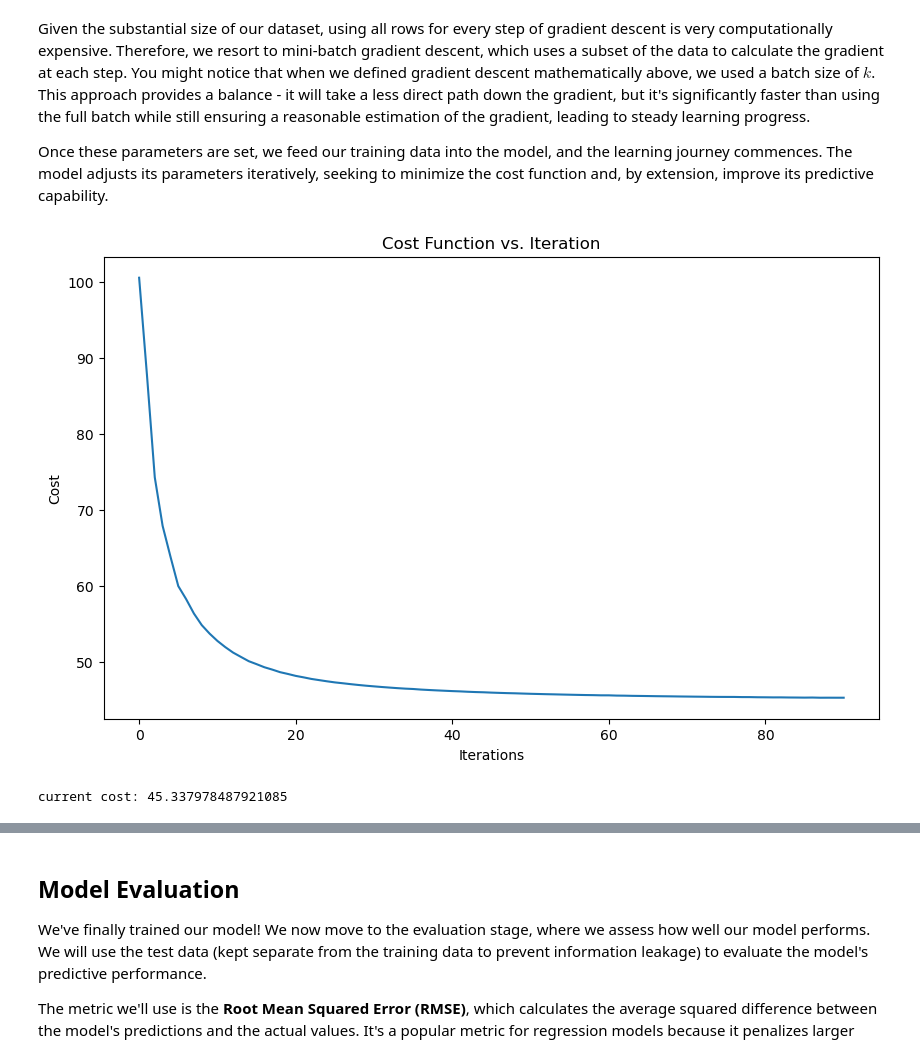
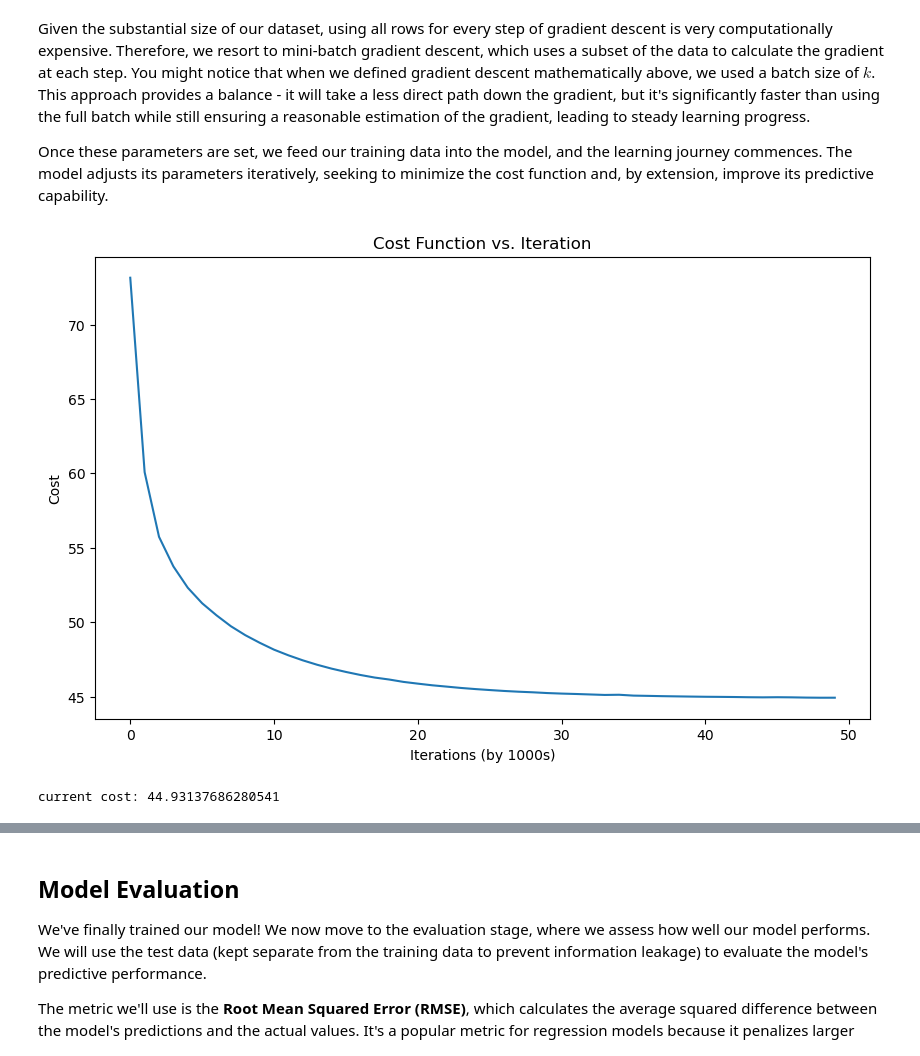
Before and after one commit to GeorgeD88/LinearRegression-from-Scratch, a Jupyter notebook: taxi_fare_predictor_walkthrough.ipynb, the cells around one changed output, grey strips where cells are left out. Cells and saved outputs as stored; diff of their text form; code cells hidden in the pictures.

Commit message:
Clarified cost function graph axis label

```diff
--- a/taxi_fare_predictor_walkthrough.ipynb
+++ b/taxi_fare_predictor_walkthrough.ipynb
@@ -386,7 +386,7 @@ class Model:
         # while progress is greater than epsilon (convergence threshold), perform a step of gradient descent
         while abs(last_cost - current_cost) > self.epsilon:
             # computes the cost every 1000 iterations because it's an expensive operation
-            for _ in range(500):
+            for _ in range(1000):
                 iteration += 1
 
                 # if range is over, skip iteration, go back to start, and shuffle dataset (one epoch)
@@ -453,16 +453,16 @@ _ = model.train(model.mini_batch_gradient_descent)  # using mini-batch
 # %%
 # plot cost history after first round of training (before adjusting alpha)
 plt.figure(figsize=(10, 6))
 plt.plot(model.cost_history)
 plt.title('Cost Function vs. Iteration')
-plt.xlabel('Iterations')
+plt.xlabel('Iterations (by 1000s)')
 plt.ylabel('Cost')
 plt.show()
 
 print('current cost:', model.cost_history[-1])
 # %% [output]
-[figure, old version]
+[figure, new version]
-current cost: 45.337978487921085
+current cost: 44.93137686280541
 # %% [markdown]
 ### Decreasing Alpha (learning rate) and More Training
 As our model learns, it's important to adjust the alpha value (learning rate). The learning rate is a controlling factor in our model's learning process, determining the size of the steps it takes towards the minimum of the cost function. An overly large alpha might cause the model to overshoot this minimum (by taking too large of a step past it), while a small alpha could result in an excessively long convergence time (tip toeing forever towards it).
```
Also changed, not shown: parts of 3 cells of this notebook.
